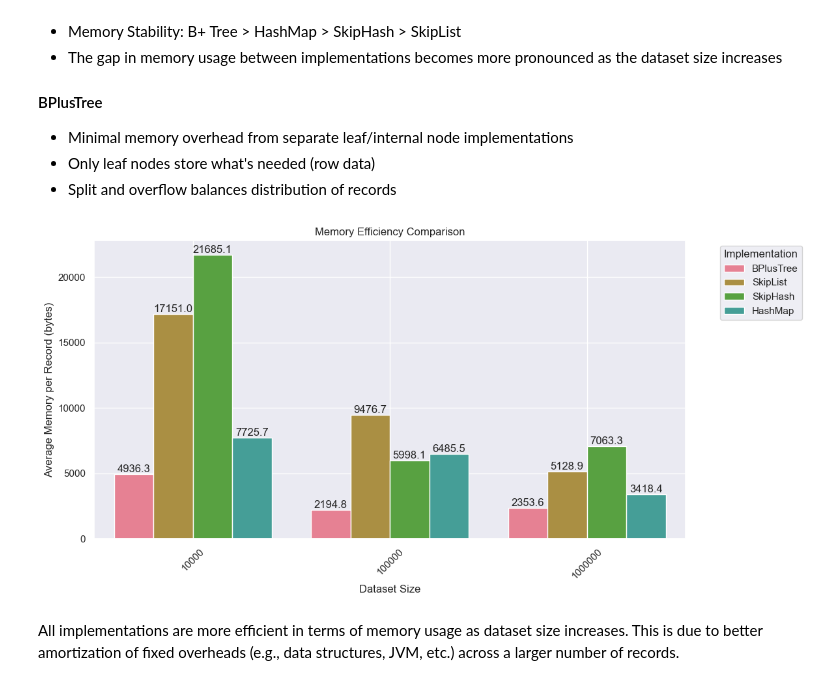
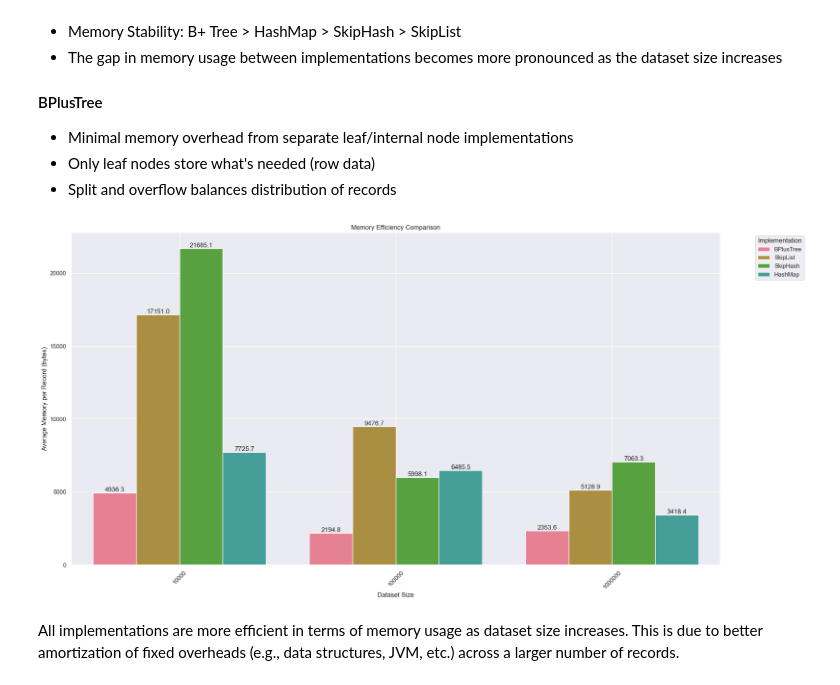
Before and after one commit to Xskullibur/CS201-SmuSQL, a Jupyter notebook: SmuSQL/src/main/java/edu/smu/smusql/analysis/visualization/memory-analysis.ipynb, the cells around one changed output. Cells and saved outputs as stored; diff of their text form; code cells hidden in the pictures.

```diff
--- a/SmuSQL/src/main/java/edu/smu/smusql/analysis/visualization/memory-analysis.ipynb
+++ b/SmuSQL/src/main/java/edu/smu/smusql/analysis/visualization/memory-analysis.ipynb
@@ -51,25 +51,25 @@ plt.show()
 - Split and overflow balances distribution of records
 # %%
 # 2. Memory Efficiency Comparison
-plt.figure(figsize=(12, 6))
+plt.figure(figsize=(20, 10))
 efficiency_plot = sns.barplot(data=summary_df, x='DatasetSize', y='AverageMemoryPerRecord',
                             hue='Implementation')
 plt.title('Memory Efficiency Comparison')
 plt.xlabel('Dataset Size')
 plt.ylabel('Average Memory per Record (bytes)')
 plt.xticks(rotation=45)
 plt.legend(title='Implementation', bbox_to_anchor=(1.05, 1), loc='upper left')
 plt.grid(True)
 
 # Add value labels on bars
 for container in efficiency_plot.containers:
     efficiency_plot.bar_label(container, fmt='%.1f')
 
 plt.tight_layout()
-plt.savefig('memory_efficiency.png', bbox_inches='tight', dpi=300)
+plt.savefig('results/images/memory/memory_efficiency.png', bbox_inches='tight', dpi=300)
 plt.show()
 # %% [output]
-[figure, old version]
+[figure, new version]
 # %% [markdown]
 All implementations are more efficient in terms of memory usage as dataset size increases. This is due to better amortization of fixed overheads (e.g., data structures, JVM, etc.) across a larger number of records.
 # %%
```
Also changed, not shown: parts of 4 cells of this notebook, 31 other files.
